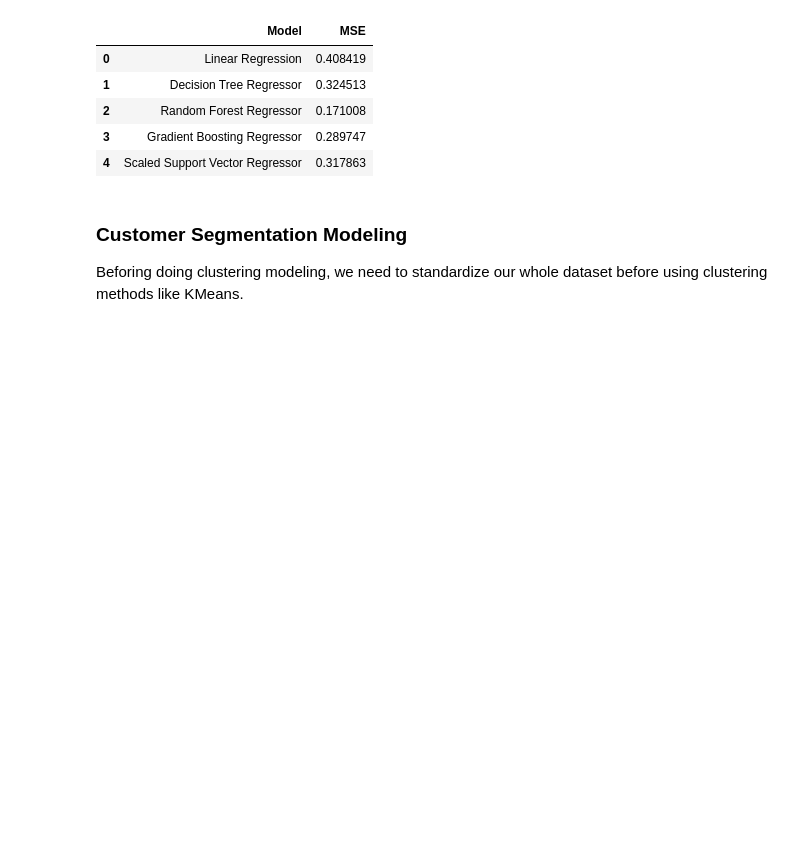
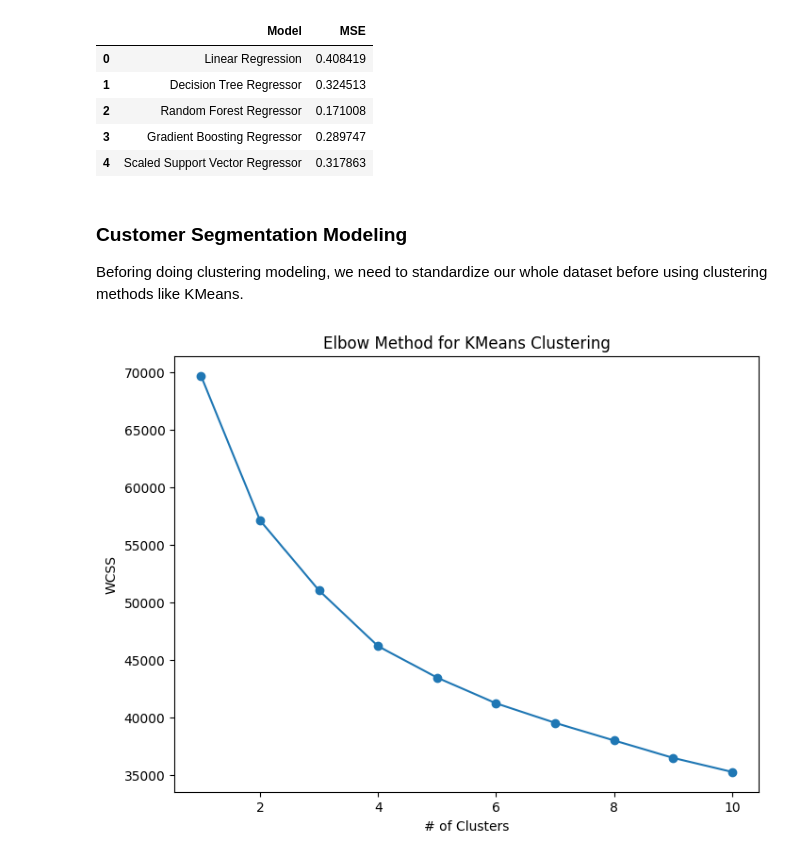
Before and after one commit to Jen-uis/Customer-Segmentation-Analysis, a Jupyter notebook: Project-Code.ipynb, the cells around one changed output. Cells and saved outputs as stored; diff of their text form; code cells hidden in the pictures; blank space fills up the shorter version.

Commit message:
Completed Customer Segmentation Clustering Model

```diff
--- a/Project-Code.ipynb
+++ b/Project-Code.ipynb
@@ -527,3 +527,29 @@ performance_df
 ### Customer Segmentation Modeling
 
 Beforing doing clustering modeling, we need to standardize our whole dataset before using clustering methods like KMeans.
+# %%
+# First, we need to standardize features
+scaled_train_data = scaler.fit_transform(numerical_train.drop(columns = ['ID'])) # since we dont need to use 'ID' column
+
+# Second, find out optimal # of k using elbow method
+wcss = [] # within-cluster sum of square for elbow method
+for i in range(1, 11): # use 10
+    kmeans = KMeans(
+        n_clusters = i,
+        init = 'k-means++',
+        max_iter = 300,
+        n_init = 10,
+        random_state = 208
+    )
+    kmeans.fit(scaled_train_data)
+    wcss.append(kmeans.inertia_)
+# %%
+# Thirdly, plot the elbow methods in graph for better visz
+plt.figure(figsize = (8, 6))
+plt.plot(range(1, 11), wcss, marker = 'o')
+plt.title('Elbow Method for KMeans Clustering')
+plt.xlabel('# of Clusters')
+plt.ylabel('WCSS')
+plt.show()
+# %% [output]
+[figure, added]
```
Also changed, not shown: parts of 2 cells of this notebook.
